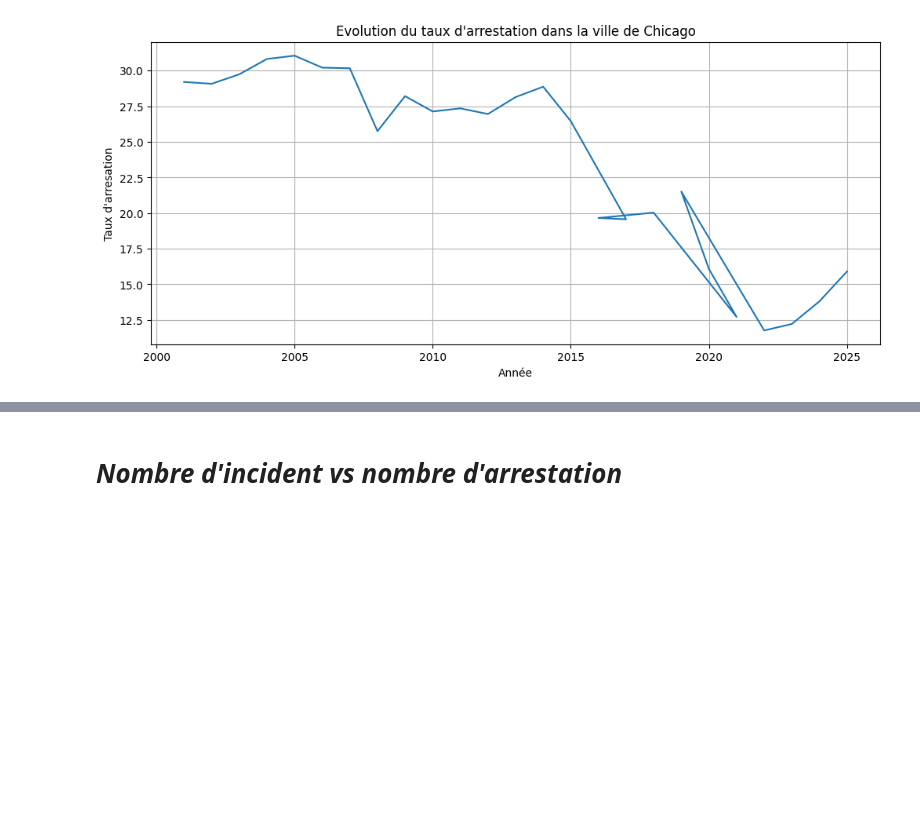
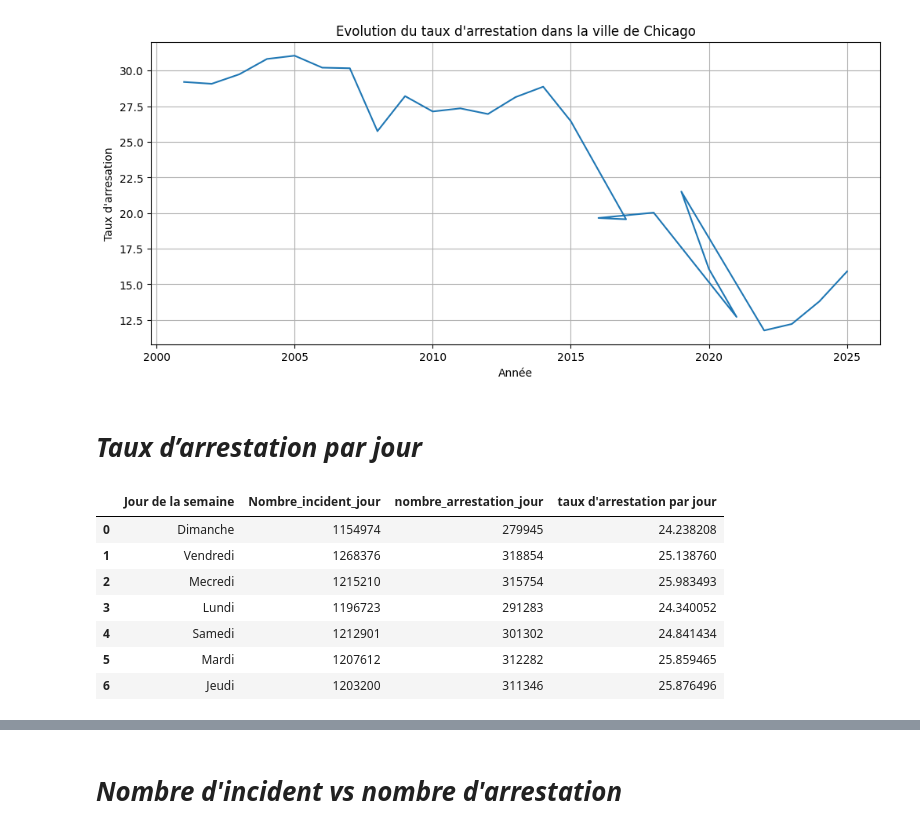
Before and after one commit to bigirimanainnocent12/Spark, a Jupyter notebook: PYSPARK.ipynb, the cells around one changed output, grey strips where cells are left out. Cells and saved outputs as stored; diff of their text form; code cells hidden in the pictures; blank space fills up the shorter version.

```diff
--- a/PYSPARK.ipynb
+++ b/PYSPARK.ipynb
@@ -269,3 +188,22 @@ plt.grid(True)
 plt.show()
 # %% [output]
 [figure]
+# %% [markdown]
+# ***Taux d’arrestation par jour***
+# %%
+from pyspark.sql.functions import col, lit
+Nombre_incident_jour = df.groupBy("Jour de la semaine").count().withColumnRenamed("count","Nombre_incident_jour")
+nombre_arrestation_jour = df.filter(col("Arrest") == lit("true")).groupBy("Jour de la semaine").count().withColumnRenamed("count","nombre_arrestation_jour")
+jointure = Nombre_incident_jour.join(nombre_arrestation_jour, on="Jour de la semaine", how="left")
+jointure = jointure.toPandas()
+jointure["taux d'arrestation par jour"]=(jointure["nombre_arrestation_jour"]/jointure["Nombre_incident_jour"])*100
+jointure
+# %% [output]
+|  | Jour de la semaine | Nombre_incident_jour | nombre_arrestation_jour | taux d'arrestation par jour |
+| 0 | Dimanche | 1154974 | 279945 | 24.238208 |
+| 1 | Vendredi | 1268376 | 318854 | 25.138760 |
+| 2 | Mecredi | 1215210 | 315754 | 25.983493 |
+| 3 | Lundi | 1196723 | 291283 | 24.340052 |
+| 4 | Samedi | 1212901 | 301302 | 24.841434 |
+| 5 | Mardi | 1207612 | 312282 | 25.859465 |
+| 6 | Jeudi | 1203200 | 311346 | 25.876496 |
```
Also changed, not shown: parts of 44 cells of this notebook.
